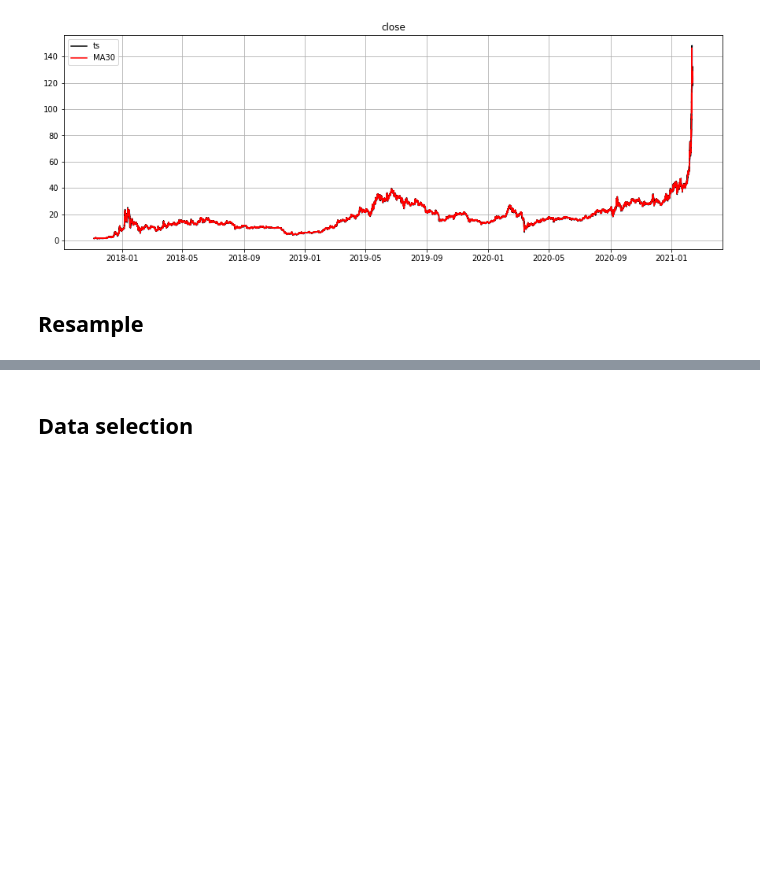
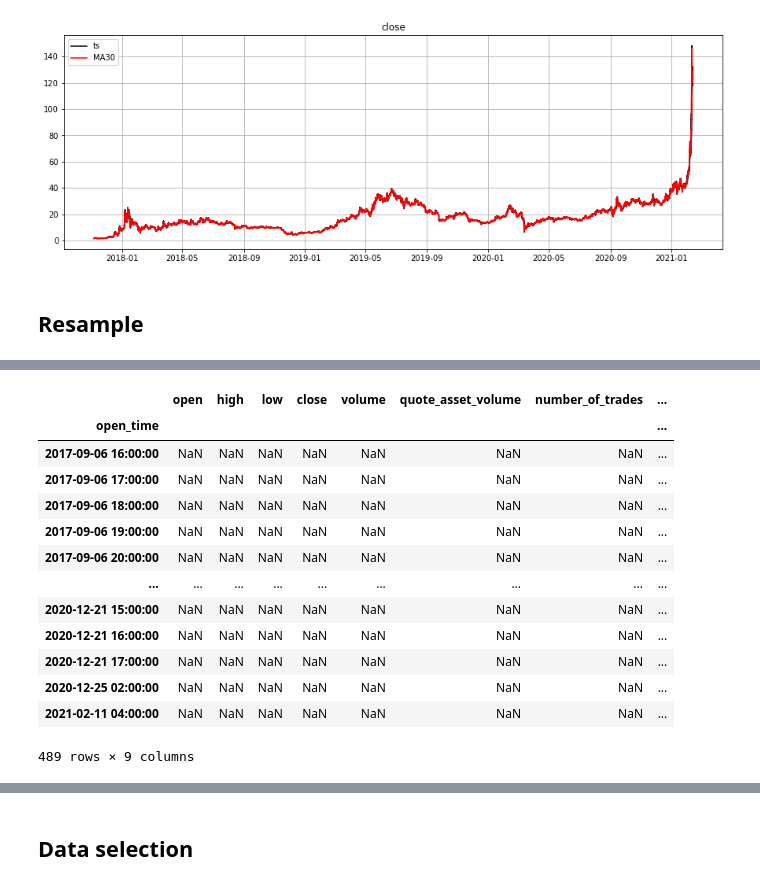
Before and after one commit to Jeffrey-shipping-it/Crypto-time-series, a Jupyter notebook: notebooks/modelling.ipynb, the cells around one changed output, grey strips where cells are left out. Drawn from its saved outputs; the diff is of its cells as text; code cells hidden in the pictures; blank space fills up the shorter version.

```diff
--- a/notebooks/modelling.ipynb
+++ b/notebooks/modelling.ipynb
@@ -114,0 +81,17 @@ BTC
+# %%
+BTC[BTC.close.isna()]
+# %% [output]
+|  | open | high | low | close | volume | quote_asset_volume | number_of_trades | ... |
+| open_time |  |  |  |  |  |  |  | ... |
+| 2017-09-06 16:00:00 | NaN | NaN | NaN | NaN | NaN | NaN | NaN | ... |
+| 2017-09-06 17:00:00 | NaN | NaN | NaN | NaN | NaN | NaN | NaN | ... |
+| 2017-09-06 18:00:00 | NaN | NaN | NaN | NaN | NaN | NaN | NaN | ... |
+| 2017-09-06 19:00:00 | NaN | NaN | NaN | NaN | NaN | NaN | NaN | ... |
+| 2017-09-06 20:00:00 | NaN | NaN | NaN | NaN | NaN | NaN | NaN | ... |
+| ... | ... | ... | ... | ... | ... | ... | ... | ... |
+| 2020-12-21 15:00:00 | NaN | NaN | NaN | NaN | NaN | NaN | NaN | ... |
+| 2020-12-21 16:00:00 | NaN | NaN | NaN | NaN | NaN | NaN | NaN | ... |
+| 2020-12-21 17:00:00 | NaN | NaN | NaN | NaN | NaN | NaN | NaN | ... |
+| 2020-12-25 02:00:00 | NaN | NaN | NaN | NaN | NaN | NaN | NaN | ... |
+| 2021-02-11 04:00:00 | NaN | NaN | NaN | NaN | NaN | NaN | NaN | ... |
+489 rows × 9 columns
```
Also changed, not shown: parts of 33 cells of this notebook.
